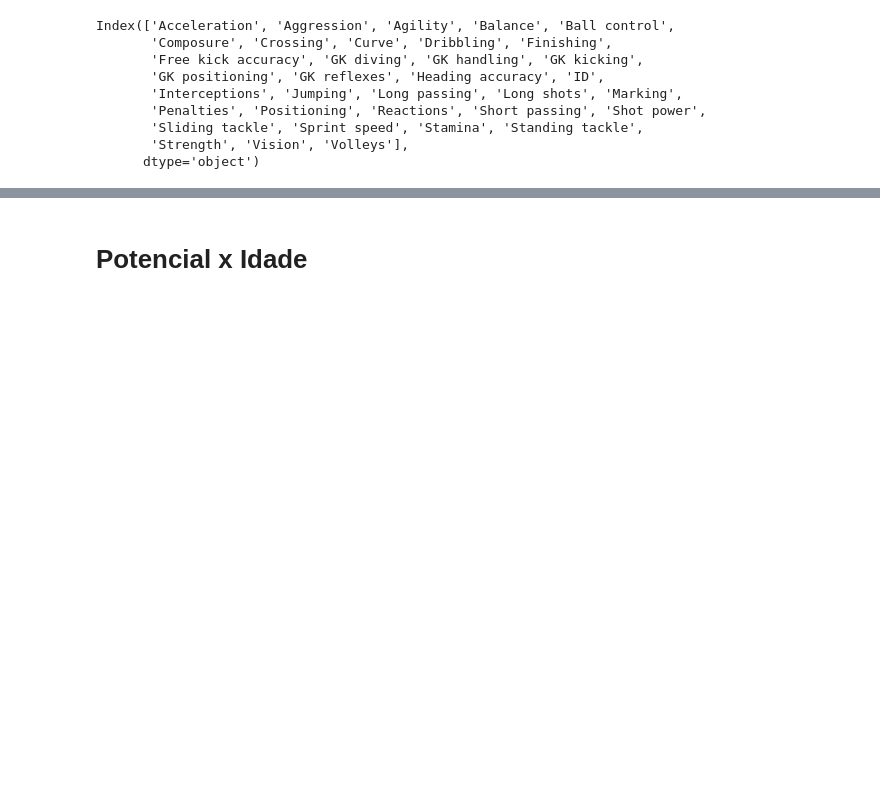
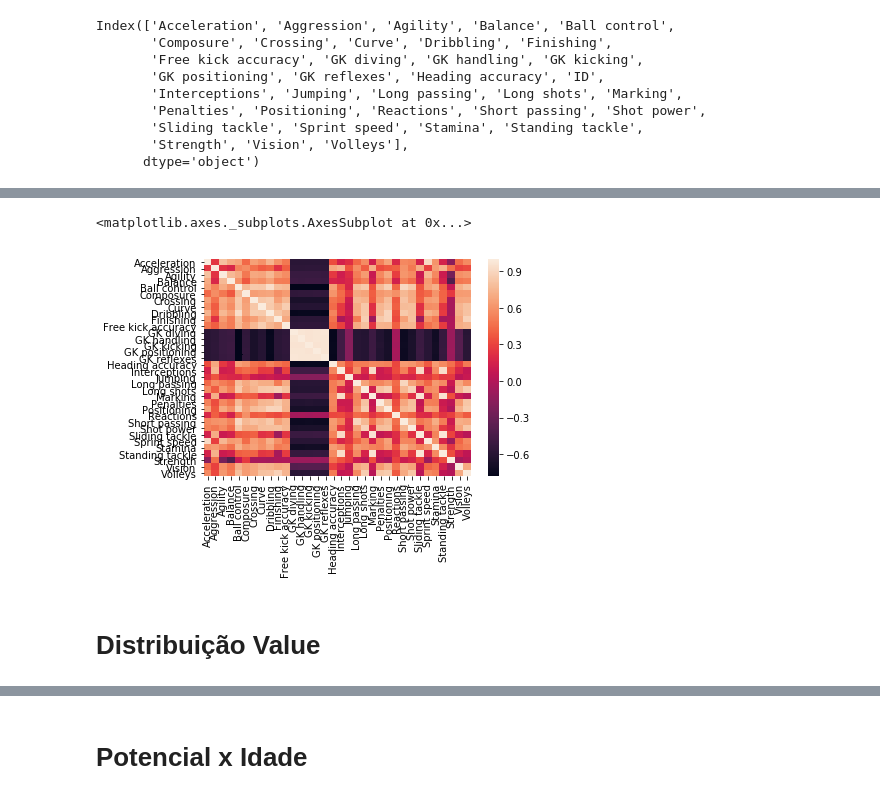
Before and after one commit to victorhabib/cdd-projeto-final, a Jupyter notebook: Projeto Final versao atualizada.ipynb, the cells around one changed output, grey strips where cells are left out. Saved outputs shown, nothing was run; the diff lists cells and outputs as text; code cells hidden in the pictures; blank space fills up the shorter version.

```diff
--- a/Projeto Final versao atualizada.ipynb
+++ b/Projeto Final versao atualizada.ipynb
@@ -256,20 +256,15 @@ while i < len(fifa["Unnamed: 0"]):
     linhas.append(fifa["Unnamed: 0"][i])
     i+=1
 
-coluna = ['Acceleration', 'Aggression']
-
-df = player_attributes.loc[linhas, coluna]
-"""
-df = DataFrame(player_attributes,columns= ['Acceleration', 'Aggression', 'Agility', 'Balance',
+coluna = ['Acceleration', 'Aggression', 'Agility', 'Balance',
        'Ball control', 'Composure', 'Crossing', 'Curve', 'Dribbling',
        'Finishing', 'Free kick accuracy', 'GK diving', 'GK handling',
        'GK kicking', 'GK positioning', 'GK reflexes', 'Heading accuracy',
        'Interceptions', 'Jumping', 'Long passing', 'Long shots', 'Marking',
        'Penalties', 'Positioning', 'Reactions', 'Short passing', 'Shot power',
        'Sliding tackle', 'Sprint speed', 'Stamina', 'Standing tackle',
-       'Strength', 'Vision', 'Volleys'])
+       'Strength', 'Vision', 'Volleys']
 
-print(df)
-"""
+df = player_attributes.loc[linhas, coluna]
 df
 # %% [output]
@@ -293,0 +289,2 @@ df
+# %%
+corr = df.corr()
@@ -293,0 +330,7 @@ df
+# %%
+sns.heatmap(corr, xticklabels=corr.columns, yticklabels=corr.columns)
+# %% [output]
+<matplotlib.axes._subplots.AxesSubplot at 0x...>
+[figure, added]
+# %% [markdown]
+# Distribuição Value
```
Also changed, not shown: parts of 29 cells of this notebook.
